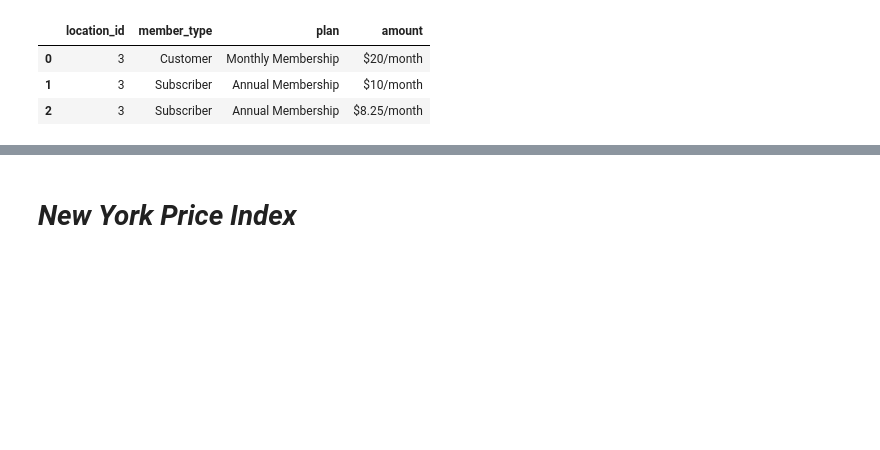
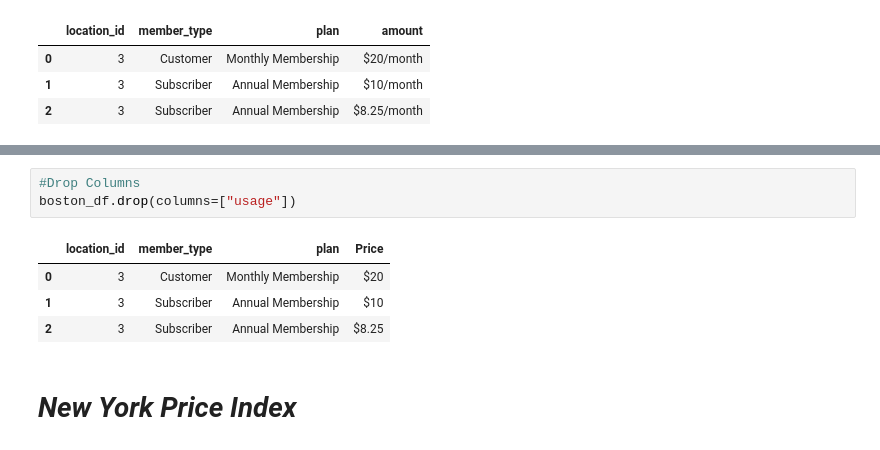
Before and after one commit to JeganS948/project2, a Jupyter notebook: pricing_index.ipynb, the cells around one changed output, grey strips where cells are left out. Saved outputs shown, nothing was run; the diff lists cells and outputs as text; blank space fills up the shorter version.

```diff
--- a/pricing_index.ipynb
+++ b/pricing_index.ipynb
@@ -232,3 +251,11 @@ boston_df
+# %%
+#Drop Columns
+boston_df.drop(columns=["usage"])
+# %% [output]
+|  | location_id | member_type | plan | Price |
+| 0 | 3 | Customer | Monthly Membership | $20 |
+| 1 | 3 | Subscriber | Annual Membership | $10 |
+| 2 | 3 | Subscriber | Annual Membership | $8.25 |
 # %% [markdown]
 # *New York Price Index*
 # %%
```
Also changed, not shown: parts of 4 cells of this notebook.
